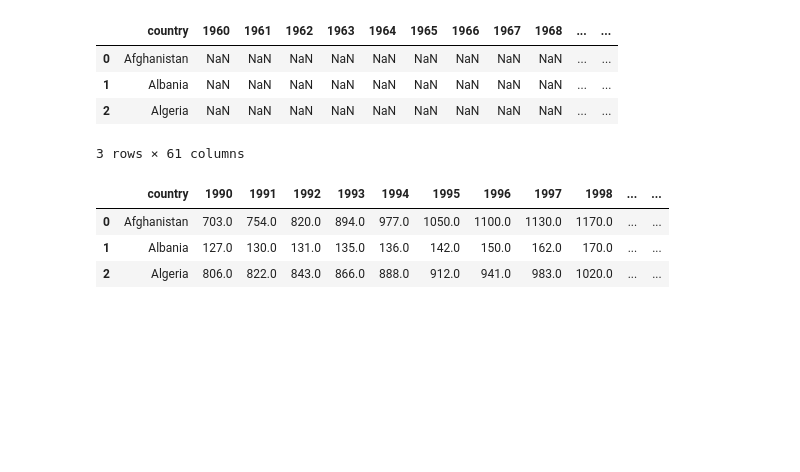
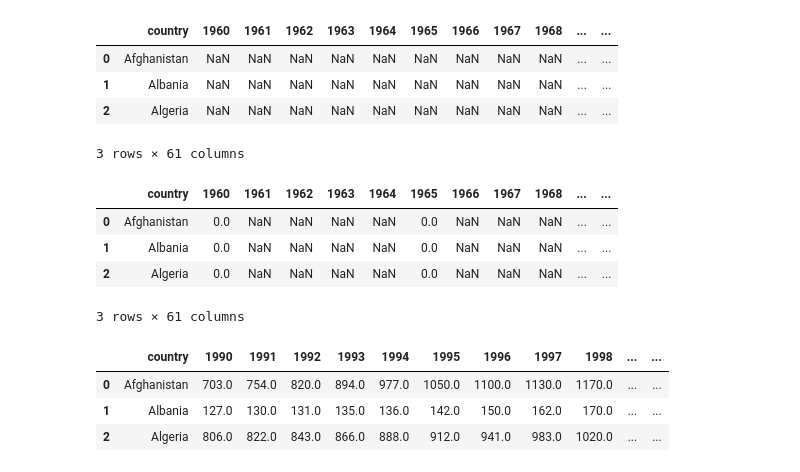
Before and after one commit to AndrejaCH/Data_Investigation, a Jupyter notebook: main.ipynb, the cells around one changed output. Drawn from its saved outputs; the diff is of its cells as text; code cells hidden in the pictures; blank space fills up the shorter version.

```diff
--- a/main.ipynb
+++ b/main.ipynb
@@ -45,6 +50,15 @@ inet_df.head(3)
 | 1 | Albania | NaN | NaN | NaN | NaN | NaN | NaN | NaN | NaN | NaN | ... | ... |
 | 2 | Algeria | NaN | NaN | NaN | NaN | NaN | NaN | NaN | NaN | NaN | ... | ... |
 3 rows × 61 columns
+# %%
+# Check imported datasets
+cell_df.head(3)
+# %% [output]
+|  | country | 1960 | 1961 | 1962 | 1963 | 1964 | 1965 | 1966 | 1967 | 1968 | ... | ... |
+| 0 | Afghanistan | 0.0 | NaN | NaN | NaN | NaN | 0.0 | NaN | NaN | NaN | ... | ... |
+| 1 | Albania | 0.0 | NaN | NaN | NaN | NaN | 0.0 | NaN | NaN | NaN | ... | ... |
+| 2 | Algeria | 0.0 | NaN | NaN | NaN | NaN | 0.0 | NaN | NaN | NaN | ... | ... |
+3 rows × 61 columns
 # %%
 # Check imported datasets
 suic_df.head(3)
```
Also changed, not shown: parts of 24 cells of this notebook.
